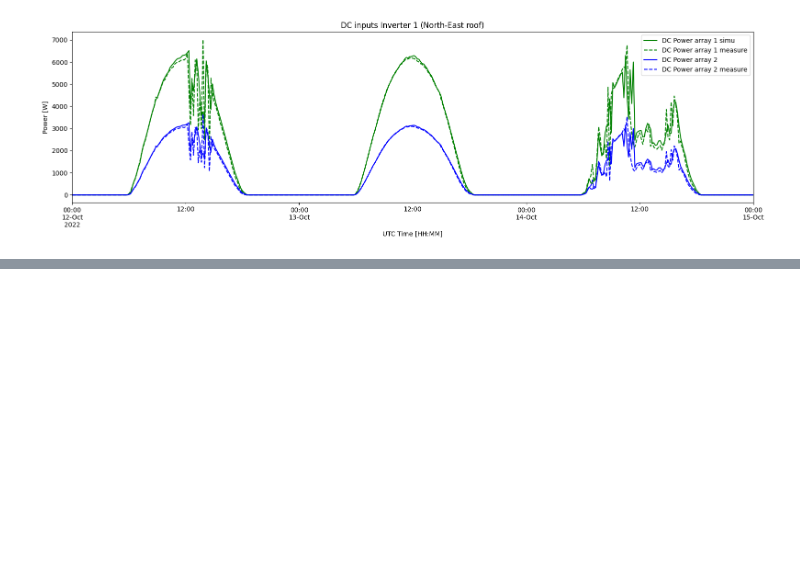
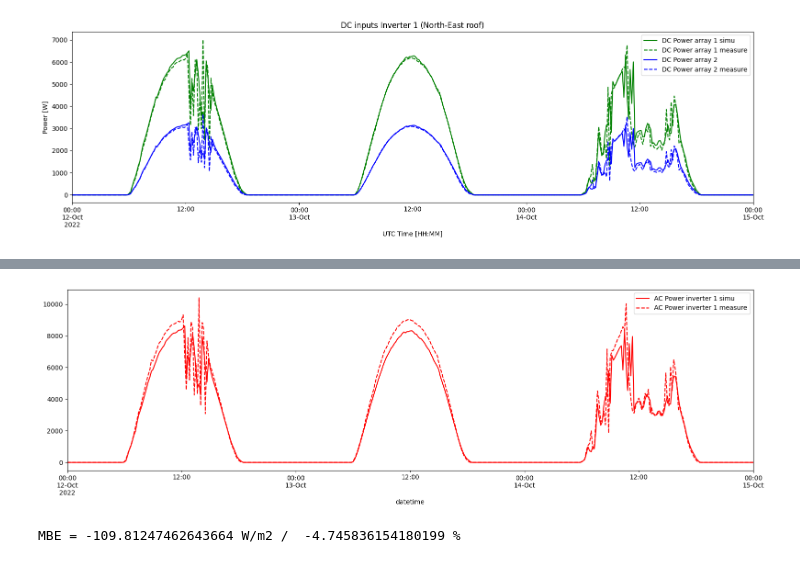
Before and after one commit to Laboratoire-Piment/TwInSolar_PV_system_modelling, a Jupyter notebook: Model_PV_ENERPOS.ipynb, the cells around one changed output, grey strips where cells are left out. Drawn from its saved outputs; the diff is of its cells as text; code cells hidden in the pictures; blank space fills up the shorter version.

```diff
--- a/Model_PV_ENERPOS.ipynb
+++ b/Model_PV_ENERPOS.ipynb
@@ -320,0 +357,40 @@ plt.show()
+# %%
+# DC losses
+soiling = 0.01
+mismatch = 0.01
+wiring = 0.01
+connection = 0.005
+aging = 0.004*15
+nameplate = 0.0
+
+# Apply losses to DC power
+losses = 1 - (1-soiling)*(1-mismatch)*(1-wiring)*(1-connection)*(1-aging)*(1-nameplate)
+mc_1.results.dc[0].p_mp = mc_1.results.dc[0].p_mp * (1-losses)
+mc_1.results.dc[1].p_mp = mc_1.results.dc[1].p_mp * (1-losses)
+
+# Apply inverter model
+mc_1.results.dc = mc_1.sandia_inverter()
+# %%
+# Plot AC power inverter 1 with losses
+mask_meas = mc_1.results.ac.loc[(df_PV.index >= start_date) & (df_PV.index <= end_date)]
+mask_sim = df_PV[(df_PV.index >= start_date) & (df_PV.index <= end_date)]
+
+# Plot
+plt.figure(figsize=(16,5))
+mask_meas.plot(label='AC Power inverter 1 simu',color='red')
+mask_sim['Inv1_AC'].plot(label='AC Power inverter 1 measure', color='red',linestyle='dashed')
+ax.set_ylabel('Power [W]')
+ax.set_xlabel('UTC Time [HH:MM]')
+ax.set_title('AC output Inverter 1 (North-East roof)')
+plt.legend()
+plt.tight_layout()
+plt.show()
+
+# Compute bias on AC production
+error = mc_1.results.ac - df_PV['Inv1_AC']
+avg_AC = df_PV['Inv1_AC'].mean()
+MBE = error.mean()
+print('MBE =',MBE,'W/m2 / ',MBE/avg_AC*100,'%')
+# %% [output]
+[figure, added]
+MBE = -109.81247462643664 W/m2 /  -4.745836154180199 %
```
Also changed, not shown: parts of 4 cells of this notebook.
